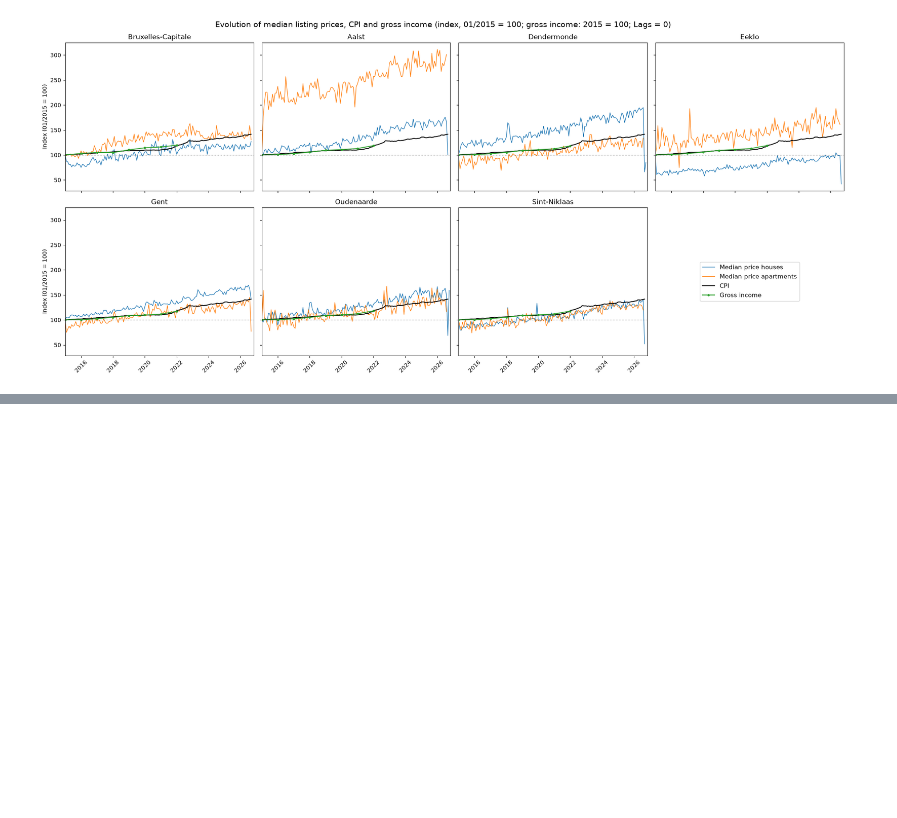
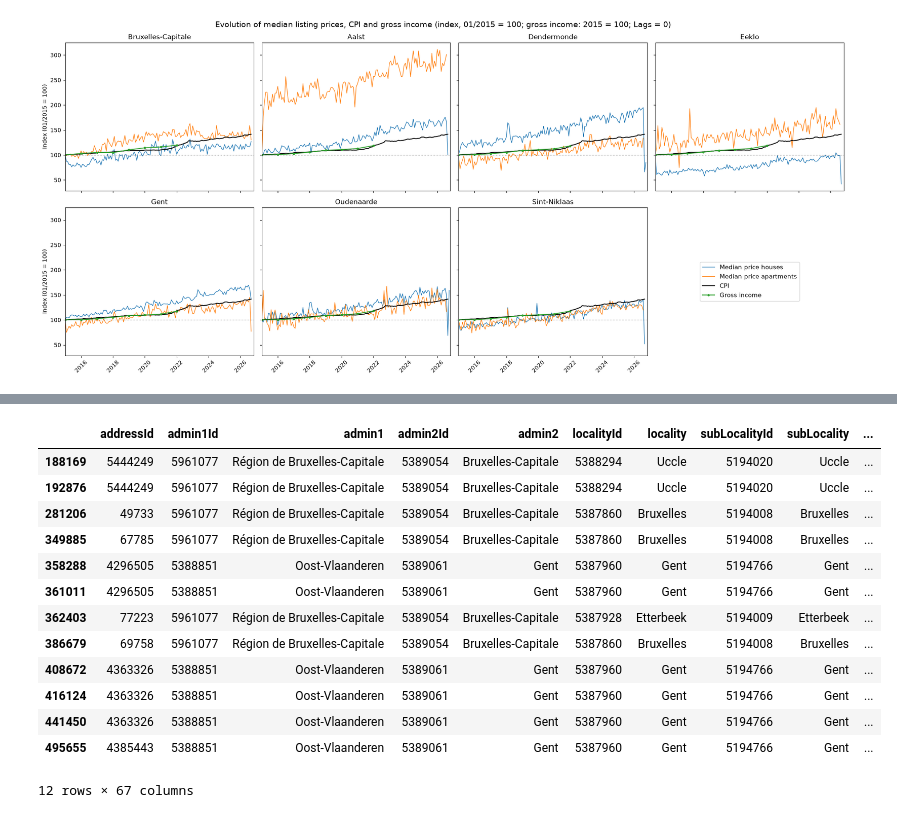
Before and after one commit to fedramoeykens/MBF_assignments, a Jupyter notebook: Assignment1_notebook.ipynb, the cells around one changed output, grey strips where cells are left out. Saved outputs shown, nothing was run; the diff lists cells and outputs as text; code cells hidden in the pictures; blank space fills up the shorter version.

```diff
--- a/Assignment1_notebook.ipynb
+++ b/Assignment1_notebook.ipynb
@@ -518,0 +1327,24 @@ plot_index_evolution(end_date="10/2026")
+# %%
+data_prices = data_realo.copy()
+data_prices = data_prices[data_prices["estimatedArea"]!= np.nan]
+data_prices["price/m2"] = data_prices["price"] / data_prices["estimatedArea"]
+# %%
+data_prices_extreme = data_prices[data_prices["price/m2"] >20000]
+data_prices_extreme_bxlout = data_prices_extreme[data_prices_extreme["admin1"] != "Région de Bruxelles-Capitale"]
+# %%
+data_prices_extreme
+# %% [output]
+|  | addressId | admin1Id | admin1 | admin2Id | admin2 | localityId | locality | subLocalityId | subLocality | ... |
+| 188169 | 5444249 | 5961077 | Région de Bruxelles-Capitale | 5389054 | Bruxelles-Capitale | 5388294 | Uccle | 5194020 | Uccle | ... |
+| 192876 | 5444249 | 5961077 | Région de Bruxelles-Capitale | 5389054 | Bruxelles-Capitale | 5388294 | Uccle | 5194020 | Uccle | ... |
+| 281206 | 49733 | 5961077 | Région de Bruxelles-Capitale | 5389054 | Bruxelles-Capitale | 5387860 | Bruxelles | 5194008 | Bruxelles | ... |
+| 349885 | 67785 | 5961077 | Région de Bruxelles-Capitale | 5389054 | Bruxelles-Capitale | 5387860 | Bruxelles | 5194008 | Bruxelles | ... |
+| 358288 | 4296505 | 5388851 | Oost-Vlaanderen | 5389061 | Gent | 5387960 | Gent | 5194766 | Gent | ... |
+| 361011 | 4296505 | 5388851 | Oost-Vlaanderen | 5389061 | Gent | 5387960 | Gent | 5194766 | Gent | ... |
+| 362403 | 77223 | 5961077 | Région de Bruxelles-Capitale | 5389054 | Bruxelles-Capitale | 5387928 | Etterbeek | 5194009 | Etterbeek | ... |
+| 386679 | 69758 | 5961077 | Région de Bruxelles-Capitale | 5389054 | Bruxelles-Capitale | 5387860 | Bruxelles | 5194008 | Bruxelles | ... |
+| 408672 | 4363326 | 5388851 | Oost-Vlaanderen | 5389061 | Gent | 5387960 | Gent | 5194766 | Gent | ... |
+| 416124 | 4363326 | 5388851 | Oost-Vlaanderen | 5389061 | Gent | 5387960 | Gent | 5194766 | Gent | ... |
+| 441450 | 4363326 | 5388851 | Oost-Vlaanderen | 5389061 | Gent | 5387960 | Gent | 5194766 | Gent | ... |
+| 495655 | 4385443 | 5388851 | Oost-Vlaanderen | 5389061 | Gent | 5387960 | Gent | 5194766 | Gent | ... |
+12 rows × 67 columns
```
Also changed, not shown: parts of 12 cells of this notebook.
